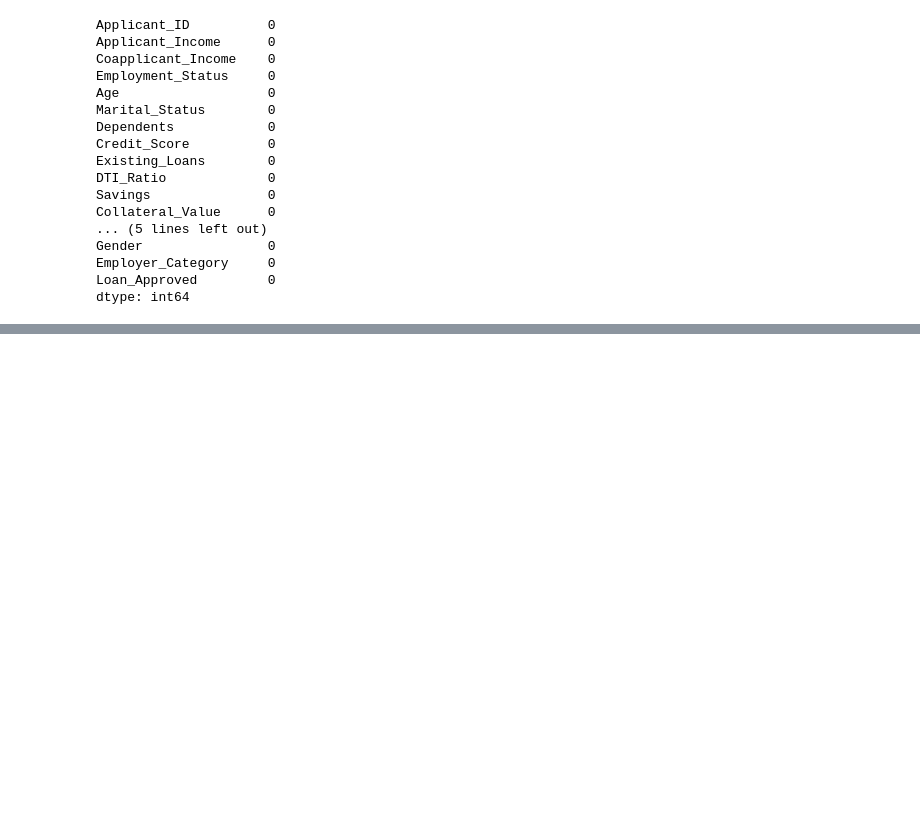
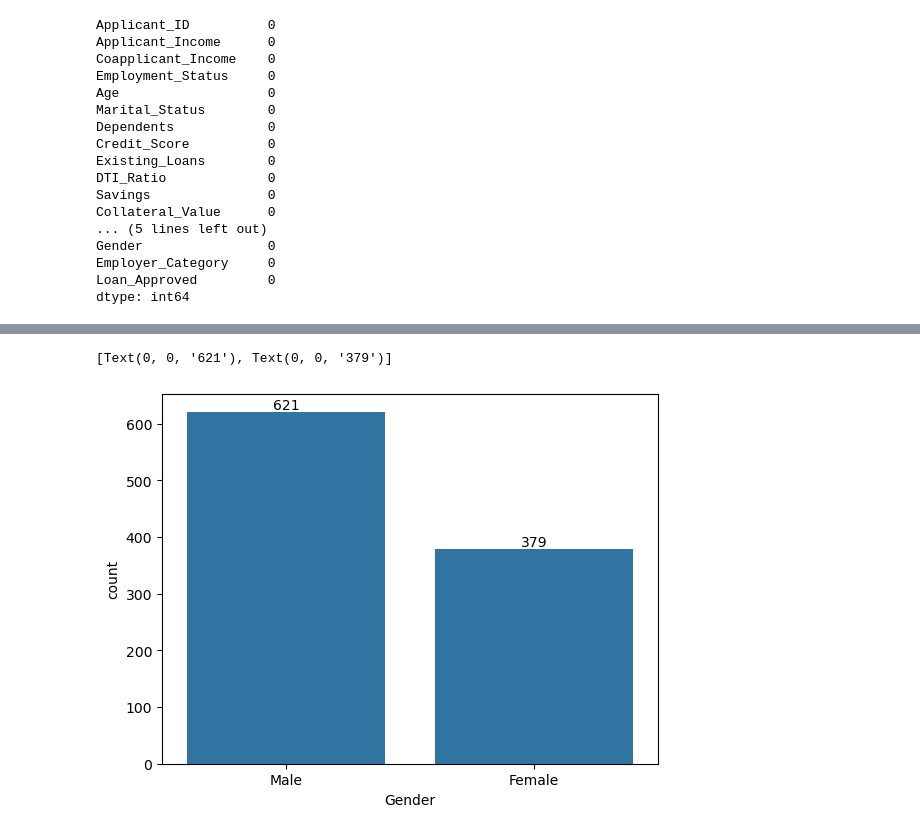
Before and after one commit to Samir-BK/Loan-Approval-ML-model, a Jupyter notebook: credit_wise.ipynb, the cells around one changed output, grey strips where cells are left out. Cells and saved outputs as stored; diff of their text form; code cells hidden in the pictures; blank space fills up the shorter version.

```diff
--- a/credit_wise.ipynb
+++ b/credit_wise.ipynb
@@ -75,0 +105,48 @@ dtype: int64
+# %%
+# Analyze Categories
+
+#  Gender
+gender_count = df["Gender"].value_counts()
+ax = sns.barplot(gender_count)
+ax.bar_label(ax.containers[0])
+
+# Education Level
+# edu_count = df["Education_Level"].value_counts()
+# ax = sns.barplot(edu_count)
+# ax.bar_label(ax.containers[0])
+
+# Applicant_Income
+# income_count = df["Applicant_Income"].value_counts()
+# ax = sns.scatterplot(income_count)
+
+# Coapplicant_Income
+# coapplicant_count = df["Coapplicant_Income"].value_counts()
+# ax = sns.scatterplot(coapplicant_count)
+
+# Employment_Status
+# employment_sts_count = df["Employment_Status"].value_counts()
+# ax = sns.barplot(employment_sts_count)
+
+# Age
+# age_count = df["Age"].value_counts()
+# ax = sns.scatterplot(age_count)
+
+# Marital_Status
+# marital_sts_count = df["Marital_Status"].value_counts()
+# ax = sns.barplot(marital_sts_count)
+# ax.bar_label(ax.containers[0])
+
+# Dependents_count = df["Dependents"].value_counts()
+# ax = sns.barplot(Dependents_count)
+# ax.bar_label(ax.containers[0])
+
+# Existing_Loans_count = df["Existing_Loans"].value_counts()
+# ax = sns.barplot(Existing_Loans_count)
+# ax.bar_label(ax.containers[0])
+
+# Savings_count = df["Savings"].value_counts()
+# ax = sns.scatterplot(Savings_count)
+# ax.bar_label(ax.containers[0])
+# %% [output]
+[Text(0, 0, '621'), Text(0, 0, '379')]
+[figure, added]
```
Also changed, not shown: parts of 7 cells of this notebook.
